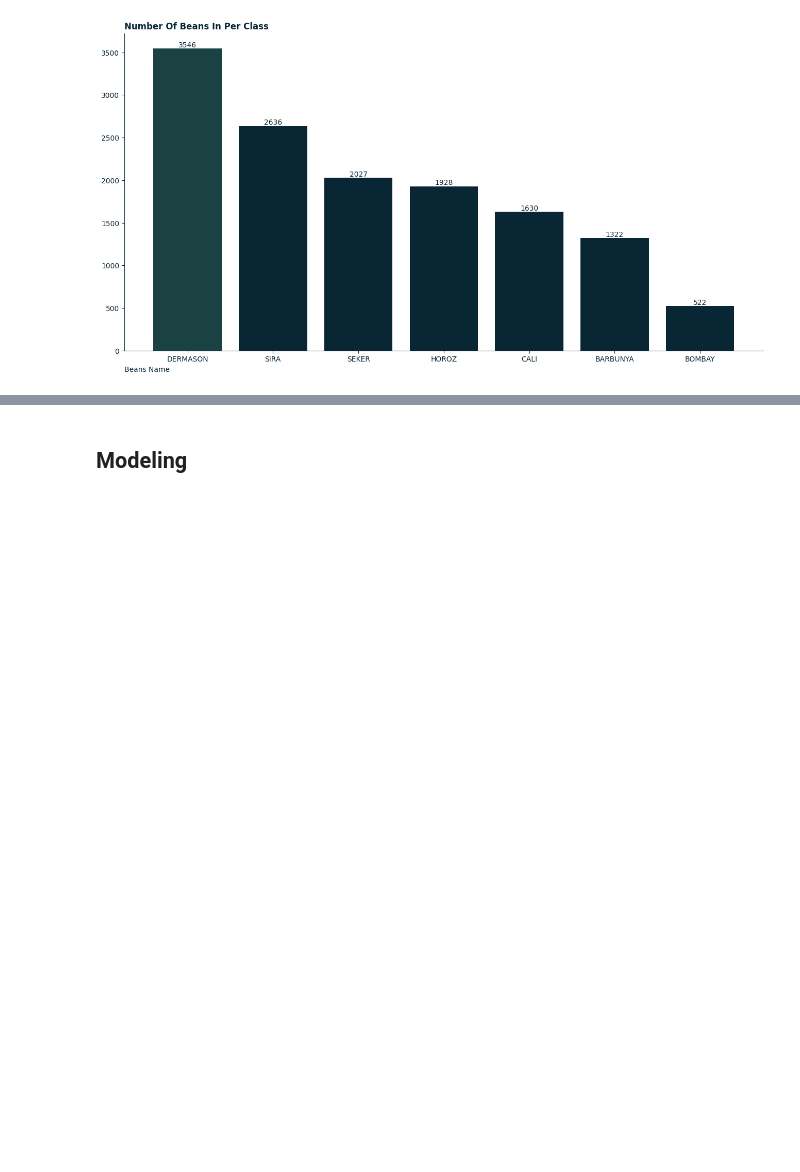
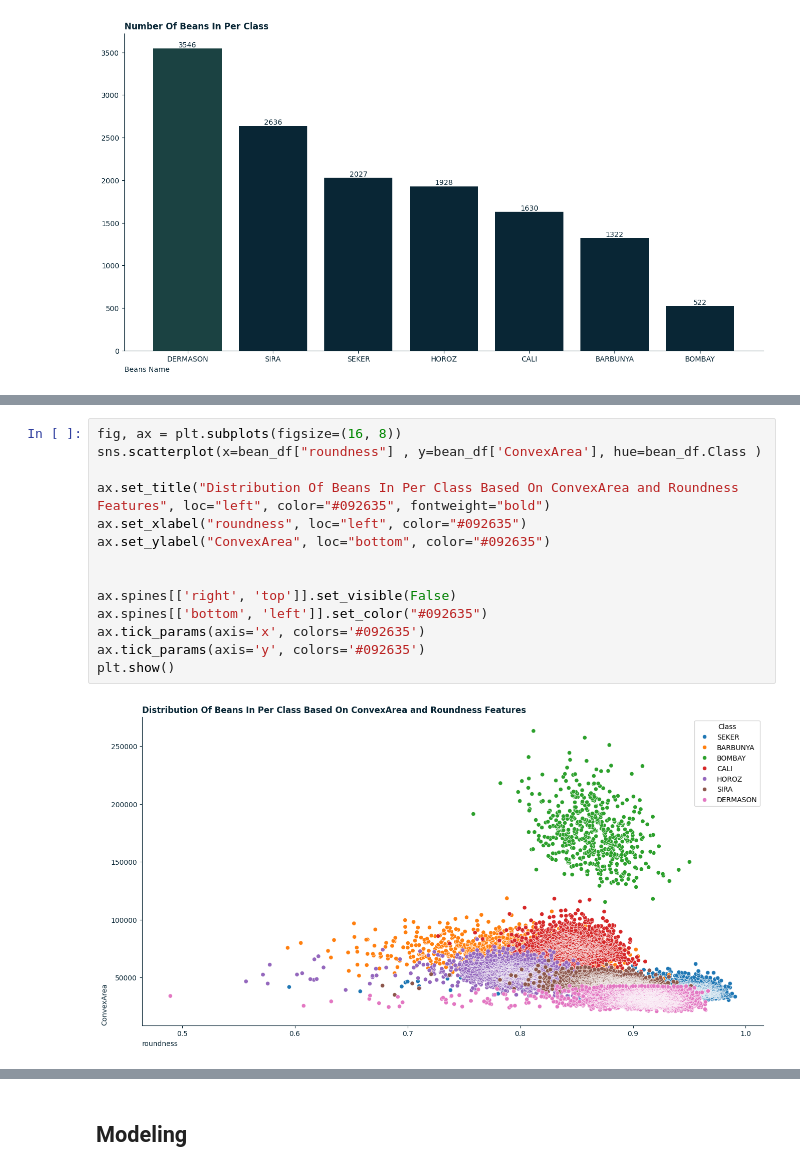
Before and after one commit to amin-eghbalian/dry_bean, a Jupyter notebook: dry_bean.ipynb, the cells around one changed output, grey strips where cells are left out. Cells and saved outputs as stored; diff of their text form; blank space fills up the shorter version.

```diff
--- a/dry_bean.ipynb
+++ b/dry_bean.ipynb
@@ -101,0 +103,16 @@ plt.show()
+# %%
+fig, ax = plt.subplots(figsize=(16, 8))
+sns.scatterplot(x=bean_df["roundness"] , y=bean_df['ConvexArea'], hue=bean_df.Class )
+
+ax.set_title("Distribution Of Beans In Per Class Based On ConvexArea and Roundness Features", loc="left", color="#092635", fontweight="bold")
+ax.set_xlabel("roundness", loc="left", color="#092635")
+ax.set_ylabel("ConvexArea", loc="bottom", color="#092635")
+
+
+ax.spines[['right', 'top']].set_visible(False)
+ax.spines[['bottom', 'left']].set_color("#092635")
+ax.tick_params(axis='x', colors='#092635')
+ax.tick_params(axis='y', colors='#092635')
+plt.show()
+# %% [output]
+[figure, added]
```
Also changed, not shown: parts of 40 cells of this notebook.
